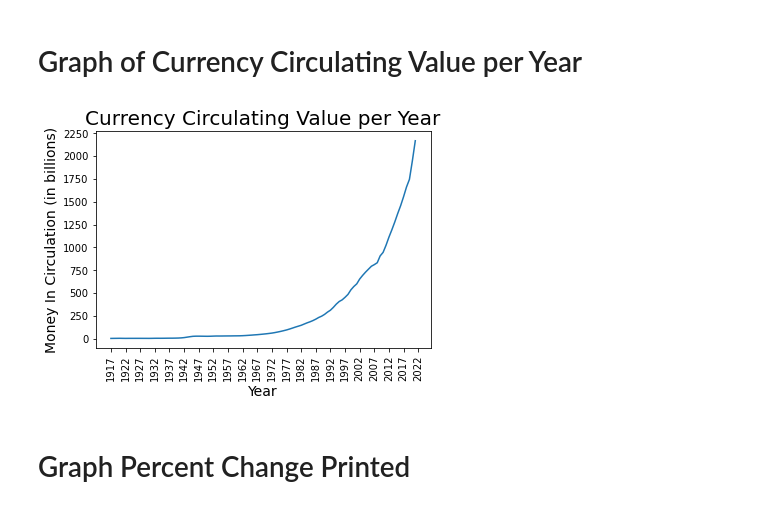
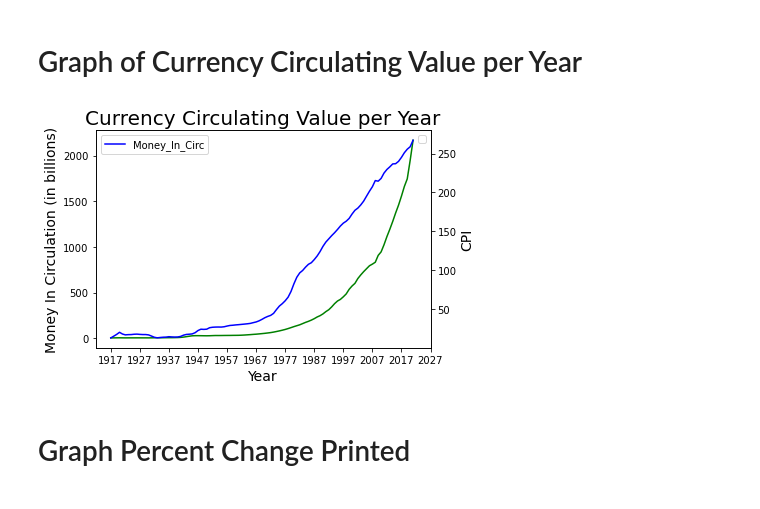
Before and after one commit to ethompson17/US-Economic-Project, a Jupyter notebook: US Economy.ipynb, the cells around one changed output. Saved outputs shown, nothing was run; the diff lists cells and outputs as text; code cells hidden in the pictures.

```diff
--- a/US Economy.ipynb
+++ b/US Economy.ipynb
@@ -82,16 +84,31 @@ plt.show()
 # %%
 x = df['Year']
 mic = df['Money_In_Circ']
+cpi =df2['CPI']
 
-plt.plot(df['Year'], df['Money_In_Circ'])
-plt.xticks(np.arange(min(x), 2023, 5.0), rotation = 'vertical')
-plt.yticks(np.arange(0, max(mic)+250, 250))
+fig, ax1 = plt.subplots()
+ax2 = ax1.twinx()
+
+line1 = ax1.plot(x, mic, color = 'g')
+
+line2 = ax2.plot(x,cpi, color = 'b')
+
+lines = line1+line2
+
+labels = [l.get_label() for l in lines]
+ax1.legend(lines, labels)
+
+plt.xticks(np.arange(min(x), max(x)+10, 10), rotation = 'vertical')
+#ax1.yticks(np.arange(0, max(mic)+250, 250))
+#ax2.yticks(np.arange(0, max(cpi), 5))
 plt.title('Currency Circulating Value per Year', size = 20)
-plt.xlabel('Year', size = 14)
-plt.ylabel('Money In Circulation (in billions)', size = 14)
+ax1.set_xlabel('Year', size = 14)
+ax1.set_ylabel('Money In Circulation (in billions)', size = 14)
+ax2.set_ylabel('CPI', size = 14)
+plt.legend(['Money_In_Circ','CPI'])
 plt.show()
 # %% [output]
-[figure, old version]
+[figure, new version]
 # %% [markdown]
 # Graph Percent Change Printed
 # %%
```
Also changed, not shown: parts of 11 cells of this notebook.
